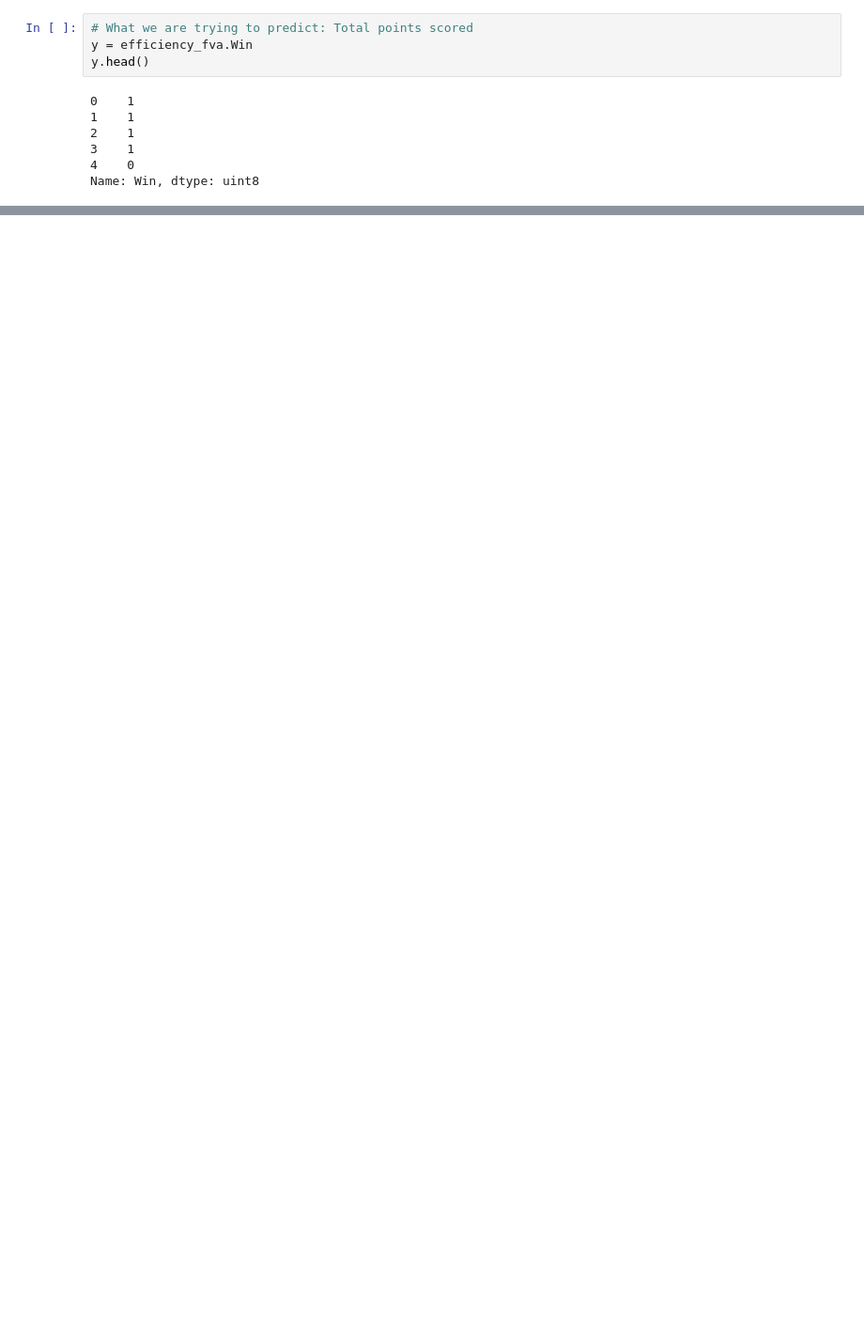
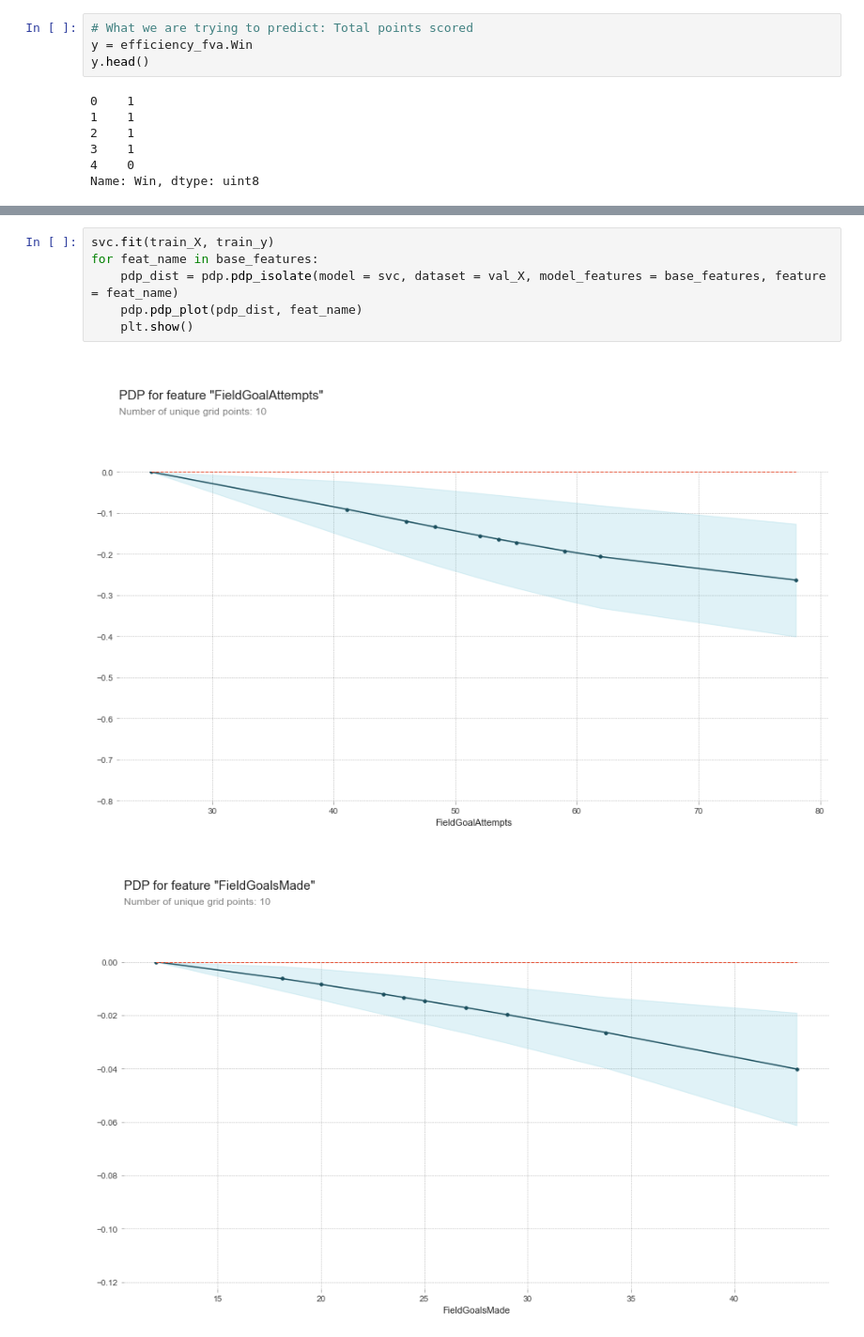
Before and after one commit to jreckin/FunAnalyticalStuff, a Jupyter notebook: offensive_efficiency_more_games.ipynb, the cells around one changed output, grey strips where cells are left out. Shown at 94% size. Saved outputs shown, nothing was run; the diff lists cells and outputs as text; blank space fills up the shorter version.

```diff
--- a/offensive_efficiency_more_games.ipynb
+++ b/offensive_efficiency_more_games.ipynb
@@ -324,0 +334,9 @@ for feat_name in base_features:
+# %%
+svc.fit(train_X, train_y)
+for feat_name in base_features:
+    pdp_dist = pdp.pdp_isolate(model = svc, dataset = val_X, model_features = base_features, feature = feat_name)
+    pdp.pdp_plot(pdp_dist, feat_name)
+    plt.show()
+# %% [output]
+[figure, added]
+[figure, added]
```
Also changed, not shown: parts of 22 cells of this notebook, 1 other file.
